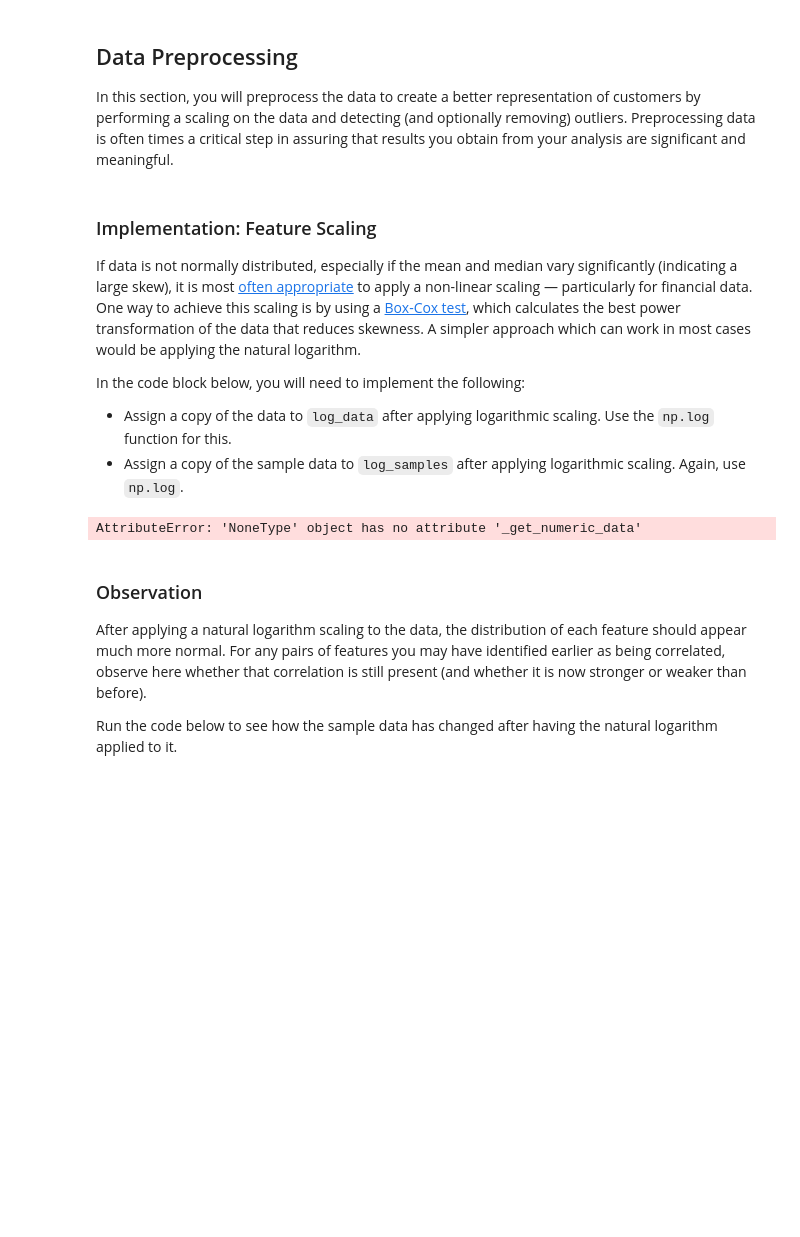
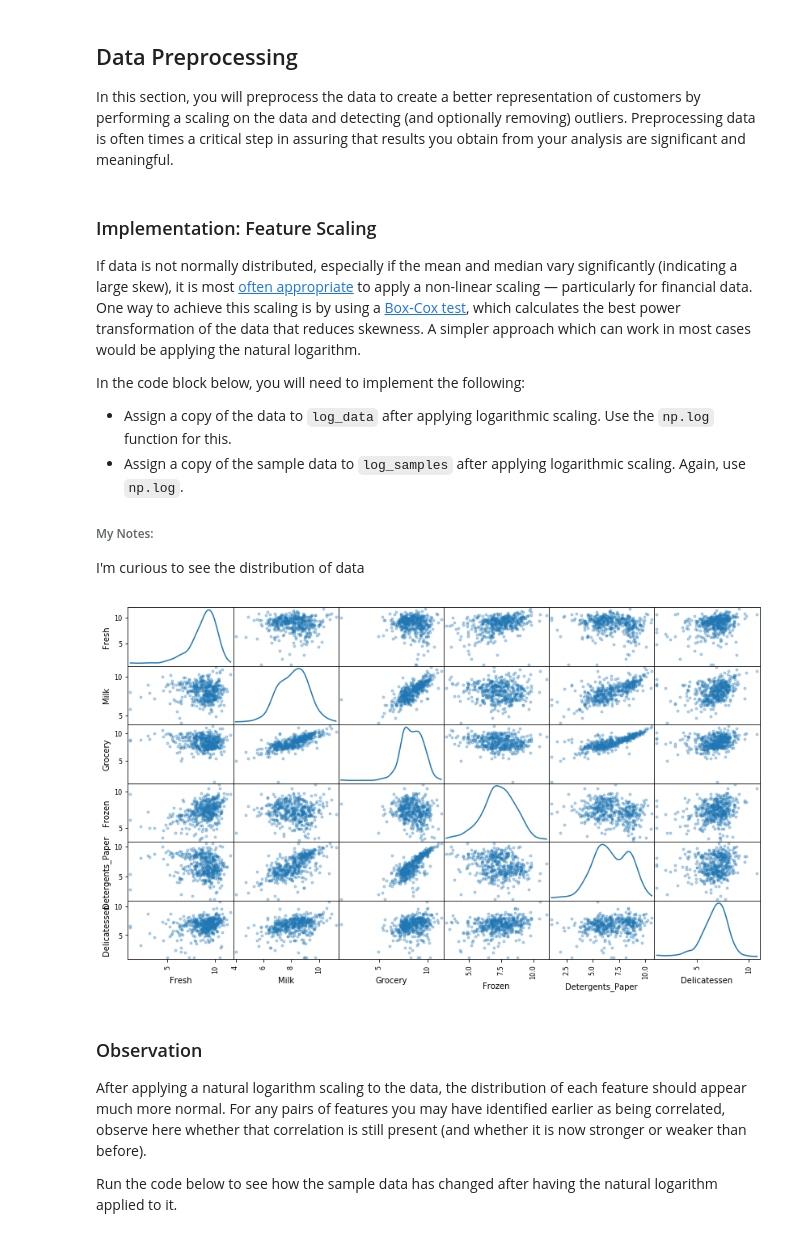
Before and after one commit to knatarasan/machine-learning, a Jupyter notebook: projects/customer_segments/customer_segments.ipynb, the cells around one changed output. Cells and saved outputs as stored; diff of their text form; code cells hidden in the pictures; blank space fills up the shorter version.

```diff
--- a/projects/customer_segments/customer_segments.ipynb
+++ b/projects/customer_segments/customer_segments.ipynb
@@ -177,17 +201,23 @@ If data is not normally distributed, especially if the mean and median vary sign
 In the code block below, you will need to implement the following:
  - Assign a copy of the data to `log_data` after applying logarithmic scaling. Use the `np.log` function for this.
  - Assign a copy of the sample data to `log_samples` after applying logarithmic scaling. Again, use `np.log`.
+
+
+###### My Notes:
+ I'm curious to see the distribution of data
 # %%
+
 # TODO: Scale the data using the natural logarithm
-log_data = None
+log_data = np.log(data)
 
 # TODO: Scale the sample data using the natural logarithm
-log_samples = None
+log_samples = np.log(samples)
+
 
 # Produce a scatter matrix for each pair of newly-transformed features
 pd.scatter_matrix(log_data, alpha = 0.3, figsize = (14,8), diagonal = 'kde');
 # %% [output]
-AttributeError: 'NoneType' object has no attribute '_get_numeric_data'
+[figure, added]
 # %% [markdown]
 ### Observation
 After applying a natural logarithm scaling to the data, the distribution of each feature should appear much more normal. For any pairs of features you may have identified earlier as being correlated, observe here whether that correlation is still present (and whether it is now stronger or weaker than before).
```
Also changed, not shown: parts of 8 cells of this notebook.
